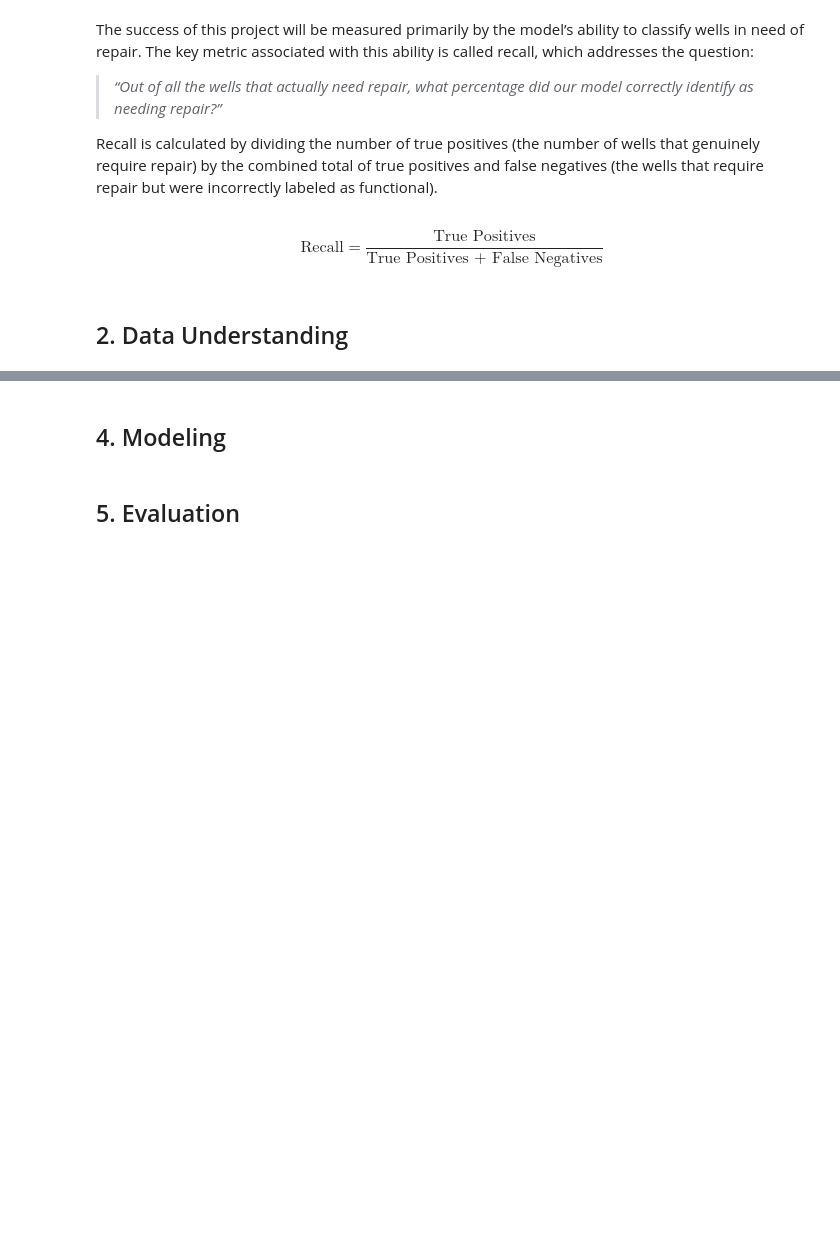
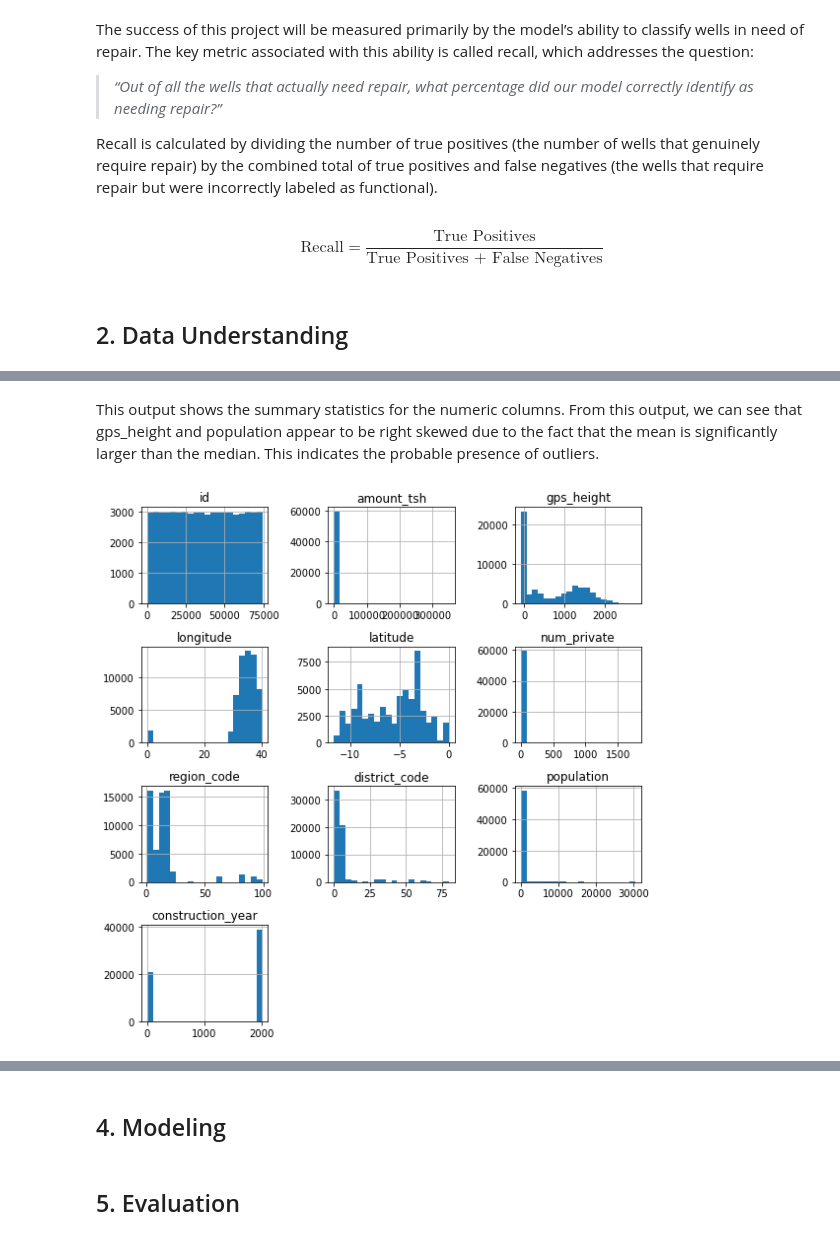
Before and after one commit to ckucewicz/Water_well_classification, a Jupyter notebook: Notebook.ipynb, the cells around one changed output, grey strips where cells are left out. Saved outputs shown, nothing was run; the diff lists cells and outputs as text; code cells hidden in the pictures; blank space fills up the shorter version.

```diff
--- a/Notebook.ipynb
+++ b/Notebook.ipynb
@@ -47,5 +65,6 @@ import seaborn as sns
 # %%
 # reading csv files for training data and labels
 
-df_training_labels = pd.read_csv('./data/training_set_labels.csv')
-df_training_data = pd.read_csv('./data/training_set_values.csv')
+y_train = pd.read_csv('./data/training_set_labels.csv')
+training_features = pd.read_csv('./data/training_set_values.csv')
+test_data = pd.read_csv('./data/test_set_values.csv')
@@ -51,0 +122,3 @@ df_training_data = pd.read_csv('./data/training_set_values.csv')
+# %%
+training_data = training_features.merge(y_train, how = 'inner', on = 'id')
+training_data.info()
@@ -51,0 +165,7 @@ df_training_data = pd.read_csv('./data/training_set_values.csv')
+# %% [markdown]
+This output shows the summary statistics for the numeric columns. From this output, we can see that gps_height and population appear to be right skewed due to the fact that the mean is significantly larger than the median. This indicates the probable presence of outliers.
+# %%
+training_data.hist(bins = 20, figsize = (8,8))
+plt.tight_layout();
+# %% [output]
+[figure, added]
```
Also changed, not shown: parts of 37 cells of this notebook.
